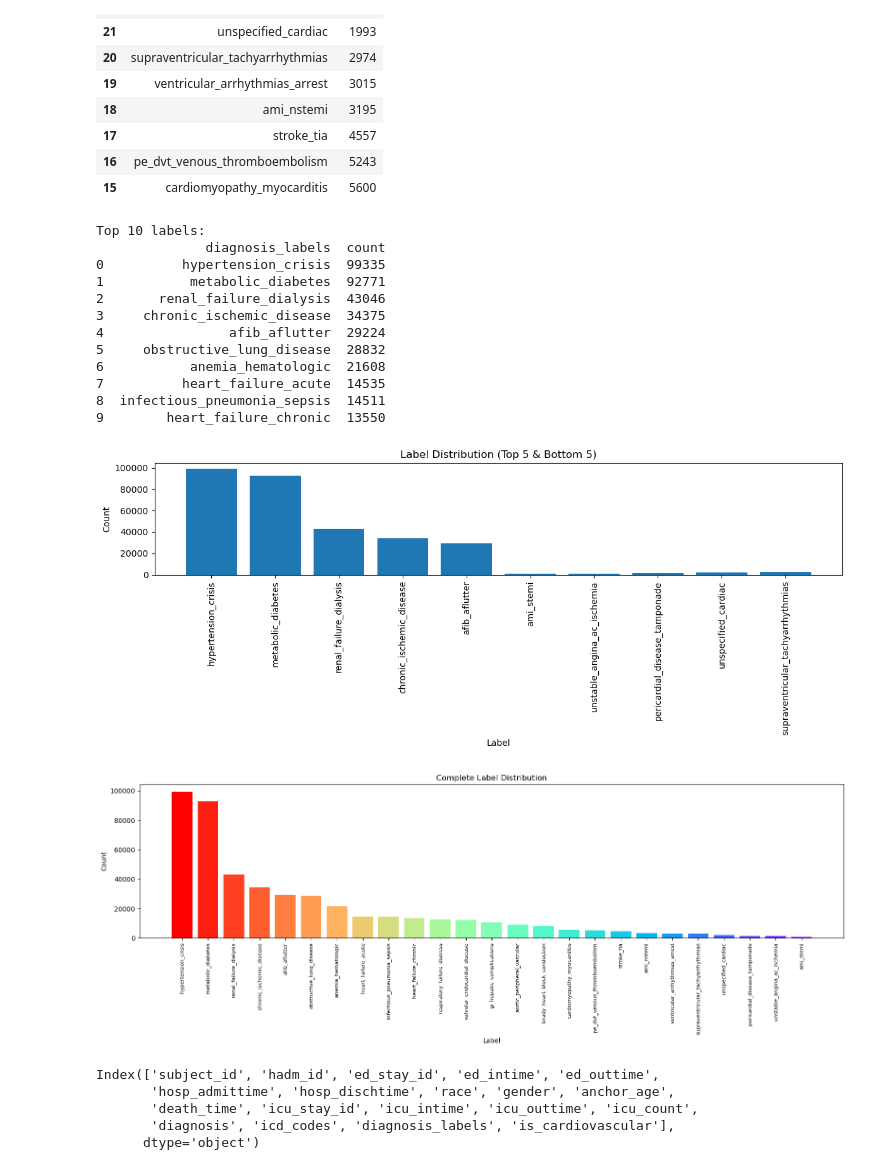
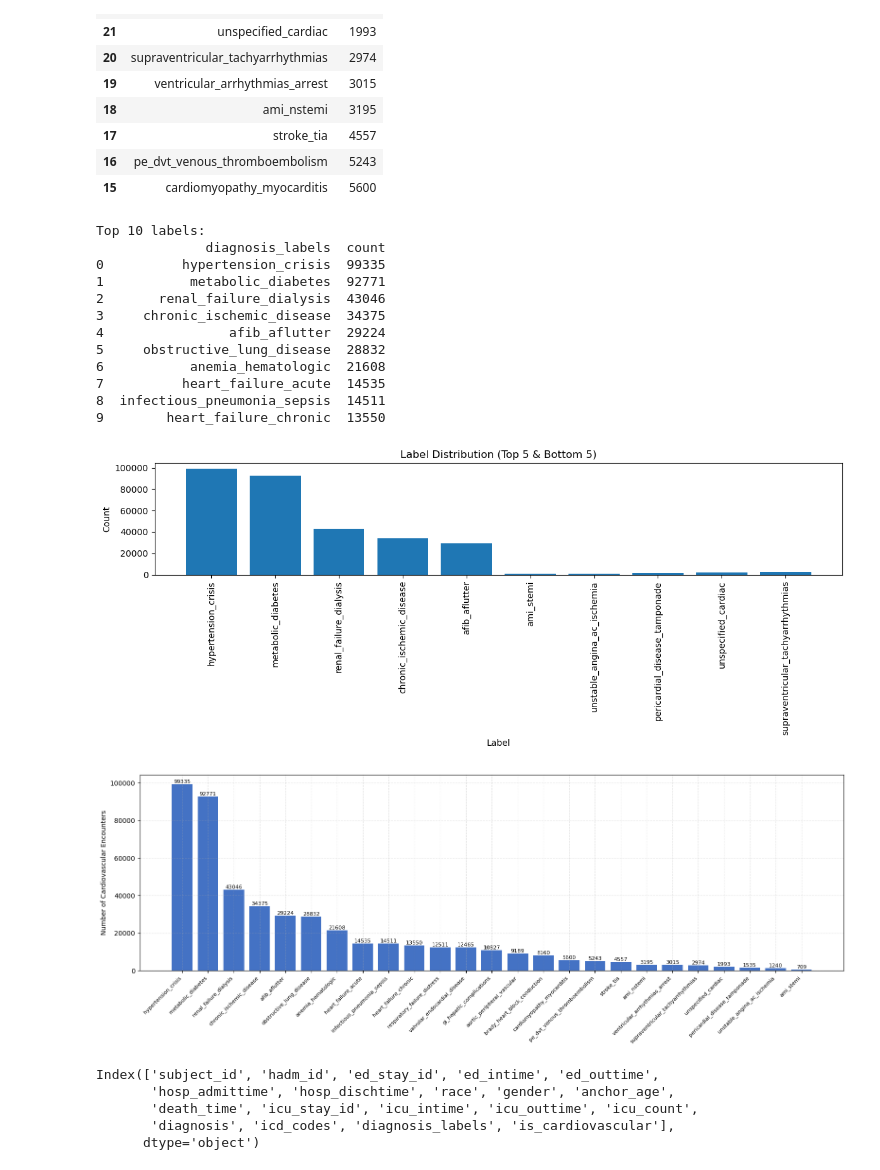
Before and after one commit to brandonng2/CardioTwin, a Jupyter notebook: notebooks/icd_extraction.ipynb, the cells around one changed output. Saved outputs shown, nothing was run; the diff lists cells and outputs as text; code cells hidden in the pictures.

```diff
--- a/notebooks/icd_extraction.ipynb
+++ b/notebooks/icd_extraction.ipynb
@@ -123,41 +123,52 @@ top_bottom_df = pd.concat([
     label_df.nsmallest(5, 'count')
 ])
 
 # Plot top 5 and bottom 5
 plt.figure(figsize=(12, 5))
 plt.bar(top_bottom_df['diagnosis_labels'], top_bottom_df['count'])
 plt.xticks(rotation=90)
 plt.title("Label Distribution (Top 5 & Bottom 5)")
 plt.ylabel("Count")
 plt.xlabel("Label")
 plt.tight_layout()
 plt.show()
 
-# Plot all labels
+# Plot all labels with enhancements
 plt.figure(figsize=(16, 6))
-colors = plt.cm.rainbow(np.linspace(0, 1, len(label_df)))[::-1]
-plt.bar(label_df['diagnosis_labels'], label_df['count'], color=colors)
-plt.xticks(rotation=90, fontsize=8)
-plt.title("Complete Label Distribution")
-plt.ylabel("Count")
-plt.xlabel("Label")
+
+bars = plt.bar(label_df['diagnosis_labels'], label_df['count'], color='#4472C4')
+
+# Rotate x-axis labels
+plt.xticks(rotation=45, ha='right', fontsize=8)
+
+# Add grid lines
+plt.grid(axis='y', linestyle='--', alpha=0.3, zorder=-1)
+plt.grid(axis='x', linestyle='--', alpha=0.3, zorder=-1)
+
+# Add value labels on top of each bar
+for bar in bars:
+    height = bar.get_height()
+    plt.text(bar.get_x() + bar.get_width()/2, height, f'{int(height)}',
+             ha='center', va='bottom', fontsize=8)
+
+plt.ylabel("Number of Cardiovascular Encounters")
 plt.tight_layout()
 plt.show()
 # %% [output]
 Top 10 labels:
               diagnosis_labels  count
 0          hypertension_crisis  99335
 1           metabolic_diabetes  92771
 2       renal_failure_dialysis  43046
 3     chronic_ischemic_disease  34375
 4                afib_aflutter  29224
 5     obstructive_lung_disease  28832
 6           anemia_hematologic  21608
 7          heart_failure_acute  14535
 8  infectious_pneumonia_sepsis  14511
 9        heart_failure_chronic  13550
 [figure]
-[figure, old version]
+[figure, new version]
 # %%
 clinical_data.columns
 # %% [output]
```
